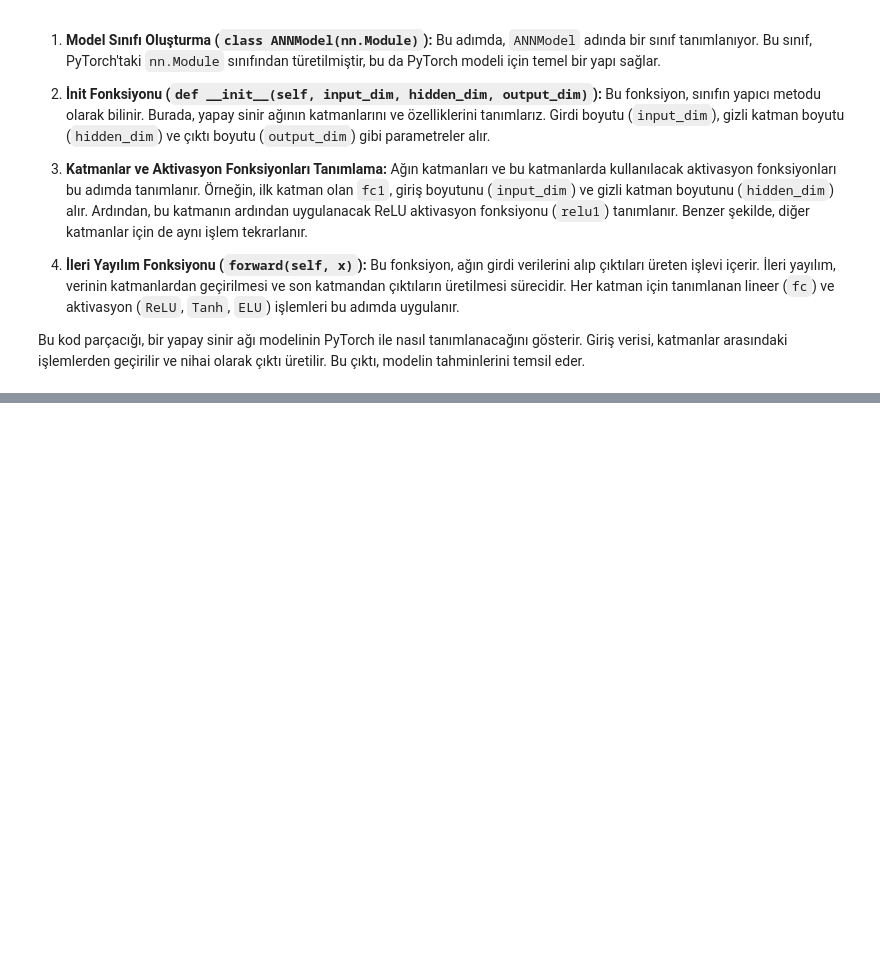
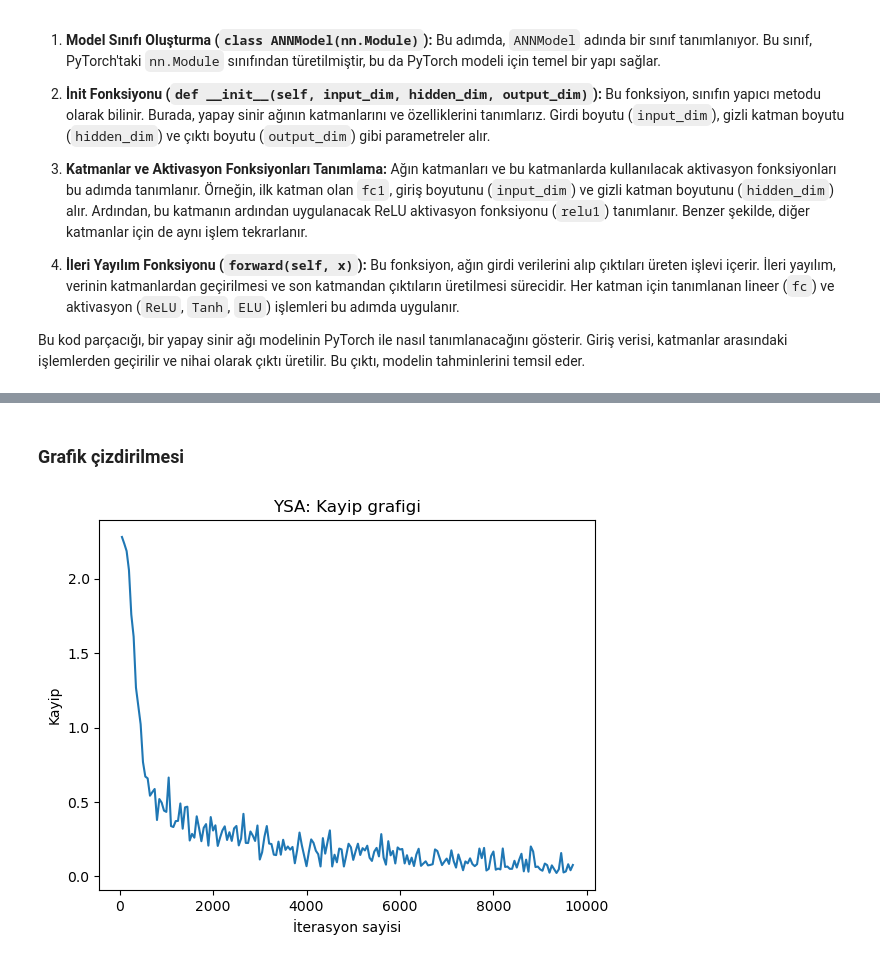
Before and after one commit to k-celal/pytorch-for-deep-learning, a Jupyter notebook: artifical_neural_network_with_pytorch.ipynb, the cells around one changed output, grey strips where cells are left out. Drawn from its saved outputs; the diff is of its cells as text; code cells hidden in the pictures; blank space fills up the shorter version.

```diff
--- a/artifical_neural_network_with_pytorch.ipynb
+++ b/artifical_neural_network_with_pytorch.ipynb
@@ -216,8 +242,12 @@ for epoch in range(num_epochs):
+# %% [markdown]
+### Grafik çizdirilmesi
 # %%
 plt.plot(iteration_list,loss_list)
-plt.xlabel("Number of iteration")
-plt.ylabel("Loss")
-plt.title("ANN: Loss vs Number of iteration")
+plt.xlabel("İterasyon sayisi")
+plt.ylabel("Kayip")
+plt.title("YSA: Kayip grafigi")
 plt.show()
+# %% [output]
+[figure, added]
 # %%
 plt.plot(iteration_list,accuracy_list,color = "red")
```
Also changed, not shown: parts of 15 cells of this notebook.
